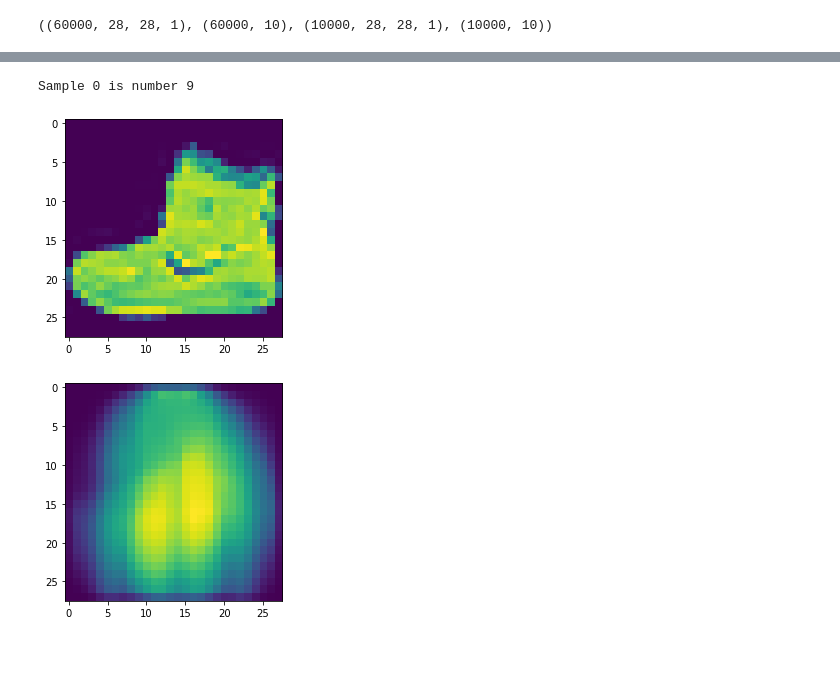
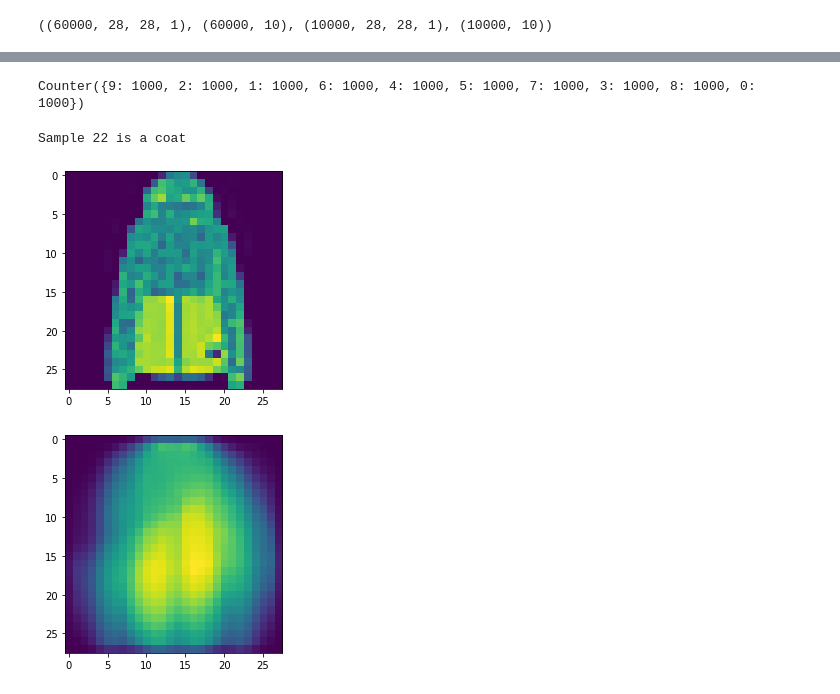
Before and after one commit to NickMattiss/AIML_inlamning1, a Jupyter notebook: AIML_inlamning1_NM.ipynb, the cells around one changed output, grey strips where cells are left out. Cells and saved outputs as stored; diff of their text form; code cells hidden in the pictures; blank space fills up the shorter version.

```diff
--- a/AIML_inlamning1_NM.ipynb
+++ b/AIML_inlamning1_NM.ipynb
@@ -179,17 +177,22 @@ log_bar(x, num_images, "Labels in training data", x_name="Label", y_name="# imag
 num_images_per_label = Counter(y_test)
 x, num_images = zip(*((str(x_), num_) for x_, num_ in sorted(num_images_per_label.items())))
 log_bar(x, num_images, "Labels in test data", x_name="Label", y_name="# images")
+# %%
+print(num_images_per_label)
+# %% [output]
+Counter({9: 1000, 2: 1000, 1: 1000, 6: 1000, 4: 1000, 5: 1000, 7: 1000, 3: 1000, 8: 1000, 0: 1000})
 # %%
 # Visualize training data
-i = 0
-print(f"Sample {i} is number {y_train[i]}")
-plt.imshow(x_train[0])
+dict = {0:'t-shirt', 1:'trouser', 2:'pullover', 3:'dress', 4:'coat', 5:'sandal', 6:'shirt', 7:'sneaker', 8:'bag', 9:'ankle boot'}
+i = 22
+print(f"Sample {i} is a {dict[y_train[i]]}")
+plt.imshow(x_train[i])
 
-image = wandb.Image(x_train[0], caption=f"Training sample {i} is a {y_train[i]}")
+image = wandb.Image(x_train[i], caption=f"Training sample {i} is a {y_train[i]}")
 wandb.log({"Example training image": image})
 # %% [output]
-Sample 0 is number 9
+Sample 22 is a coat
-[figure, old version]
+[figure, new version]
 # %%
 # Log the datasets minimum and maximum intensities and datatype to the WandB summary
 min_value = min(x_train.min(), x_test.min())
```
Also changed, not shown: parts of 6 cells of this notebook.
